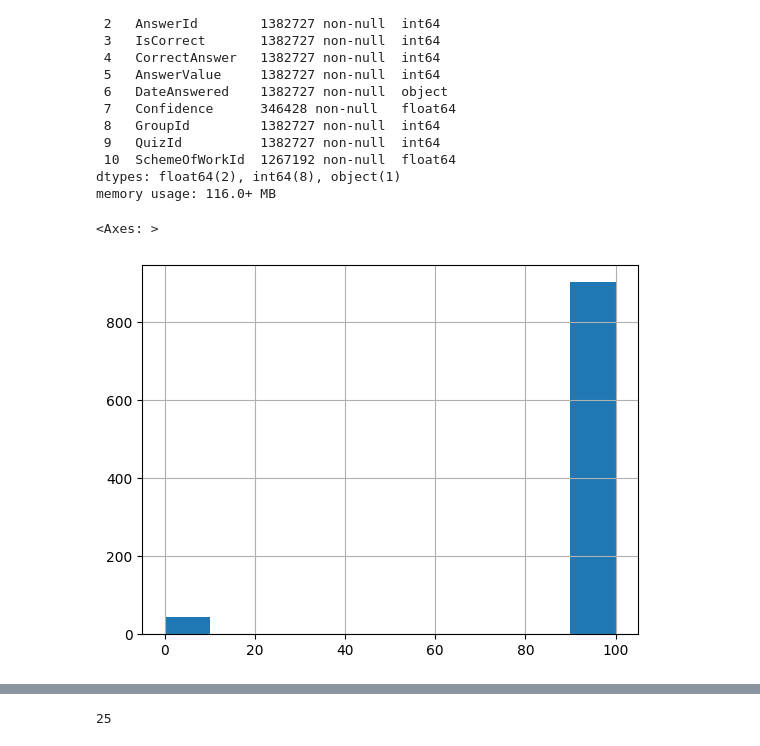
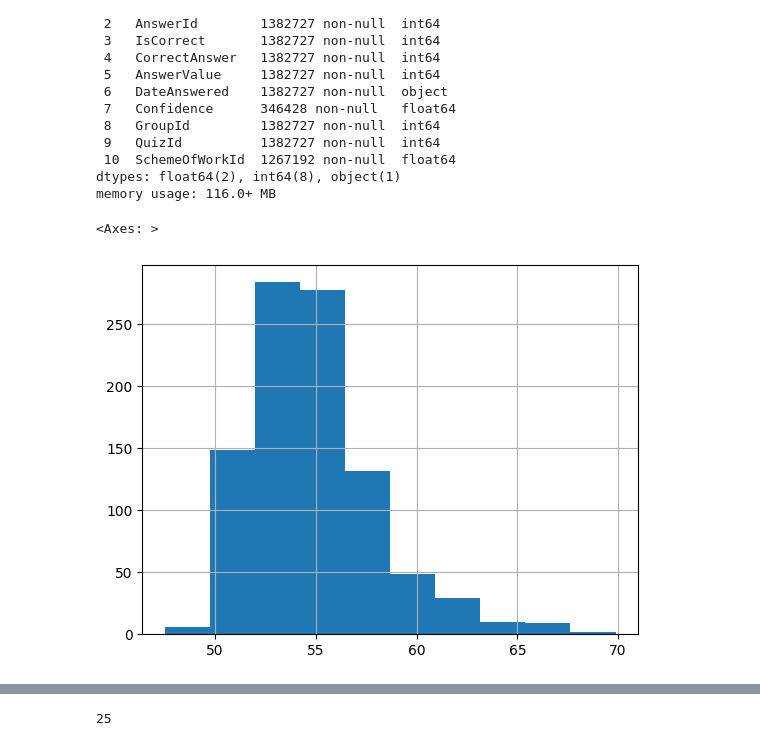
Before and after one commit to BCHSBC/ML_assignment, a Jupyter notebook: 20182646.ipynb, the cells around one changed output, grey strips where cells are left out. Drawn from its saved outputs; the diff is of its cells as text; code cells hidden in the pictures.

```diff
--- a/20182646.ipynb
+++ b/20182646.ipynb
@@ -4,6 +4,6 @@ import numpy as np
 import matplotlib.pyplot as plt
 from scipy.stats import multinomial
 # %%
-train_data = pd.read_csv('data/train_data/train_task_3_4.csv')
-train_data.head()
+df = pd.read_csv('data/train_data/train_task_3_4.csv')
+df.info()
 # %% [output]
@@ -43,8 +50,8 @@ Data columns (total 6 columns):
 dtypes: float64(2), int64(3), object(1)
 memory usage: 69.1+ MB
 # %%
-dataAll = pd.merge(left=train_data,right=metadata,how='inner',on='AnswerId')
-dataAll.info()
+df = pd.merge(left=df,right=metadata,how='inner',on='AnswerId')
+df.info()
 # %% [output]
 <class 'pandas.core.frame.DataFrame'>
 RangeIndex: 1382727 entries, 0 to 1382726
@@ -65,10 +72,10 @@ Data columns (total 11 columns):
 dtypes: float64(2), int64(8), object(1)
 memory usage: 116.0+ MB
 # %%
-dataAll['Confidence'] = dataAll['Confidence'].fillna(0)
+df['Confidence'] = df['Confidence'].fillna(50)
 # %%
-cf = dataAll.groupby('QuestionId')['Confidence'].agg('max')
+cf = df.groupby('QuestionId')['Confidence'].agg('mean')
 cf.hist()
 # %% [output]
 <Axes: >
-[figure, old version]
+[figure, new version]
```
Also changed, not shown: parts of 14 cells of this notebook, 1 other file.
